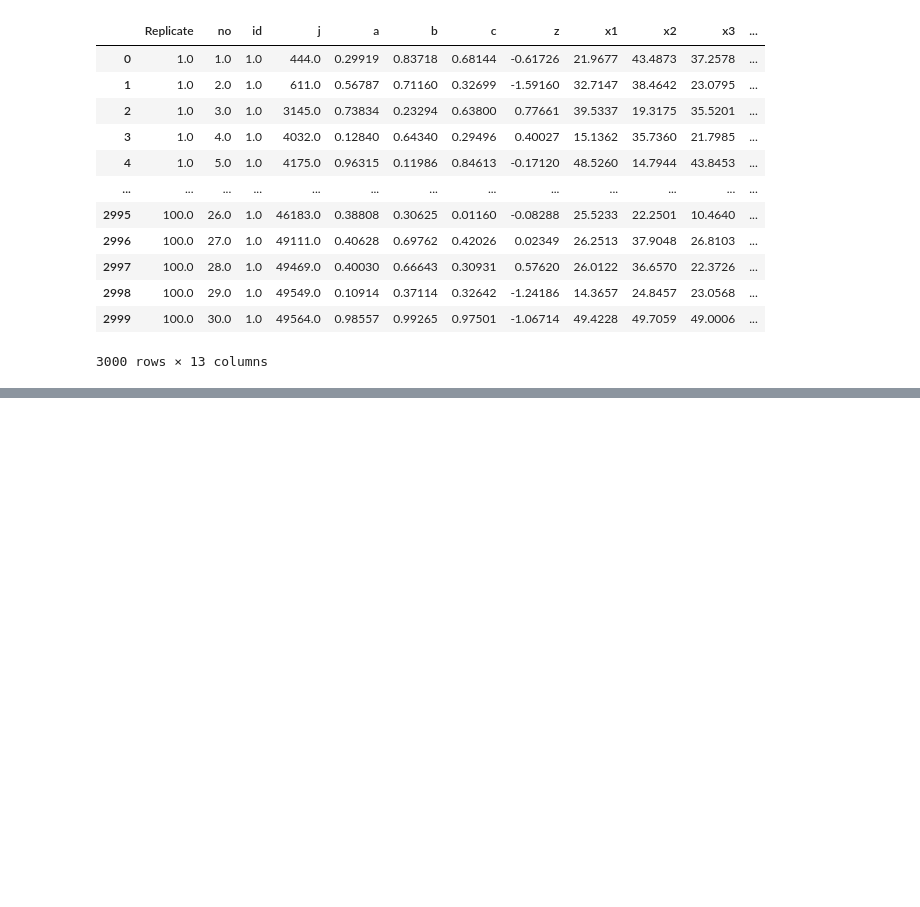
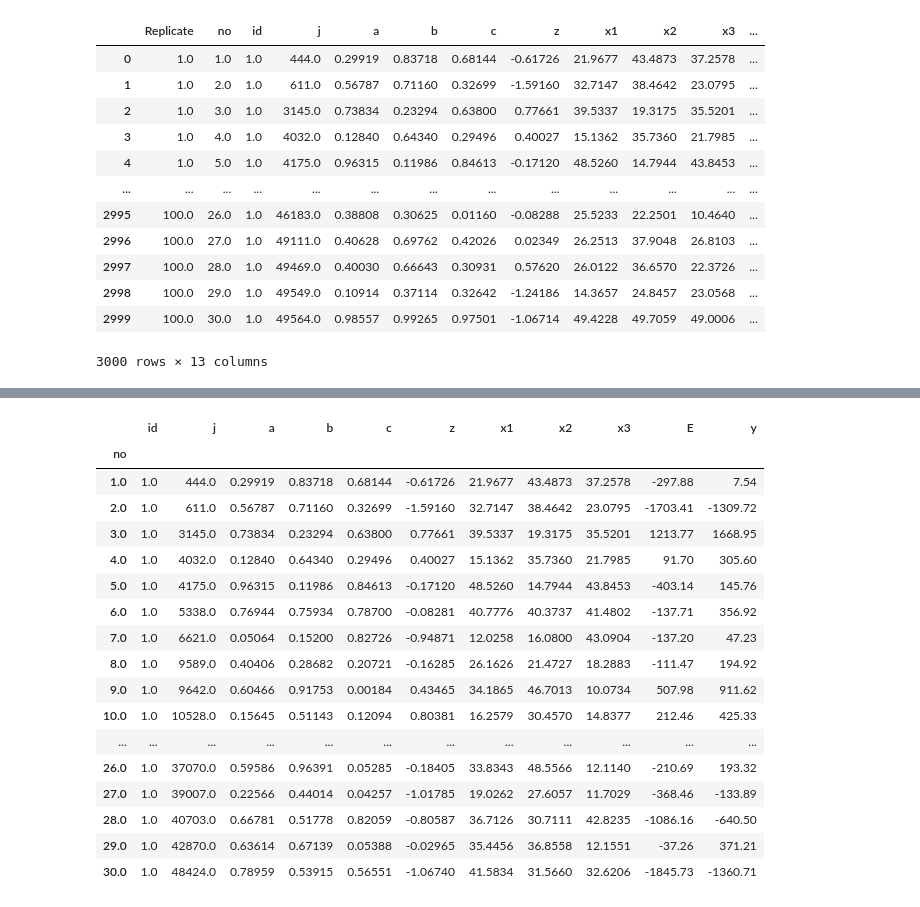
Before and after one commit to iam-fern/Research, a Jupyter notebook: GQ_tese1.ipynb, the cells around one changed output, grey strips where cells are left out. Cells and saved outputs as stored; diff of their text form; code cells hidden in the pictures; blank space fills up the shorter version.

```diff
--- a/GQ_tese1.ipynb
+++ b/GQ_tese1.ipynb
@@ -112,0 +133,23 @@ table
+# %%
+# แสดงค่าของ Replicate ที่ 1.0
+new_table = table.loc[1.0]
+new_table
+# %% [output]
+|  | id | j | a | b | c | z | x1 | x2 | x3 | E | y |
+| no |  |  |  |  |  |  |  |  |  |  |  |
+| 1.0 | 1.0 | 444.0 | 0.29919 | 0.83718 | 0.68144 | -0.61726 | 21.9677 | 43.4873 | 37.2578 | -297.88 | 7.54 |
+| 2.0 | 1.0 | 611.0 | 0.56787 | 0.71160 | 0.32699 | -1.59160 | 32.7147 | 38.4642 | 23.0795 | -1703.41 | -1309.72 |
+| 3.0 | 1.0 | 3145.0 | 0.73834 | 0.23294 | 0.63800 | 0.77661 | 39.5337 | 19.3175 | 35.5201 | 1213.77 | 1668.95 |
+| 4.0 | 1.0 | 4032.0 | 0.12840 | 0.64340 | 0.29496 | 0.40027 | 15.1362 | 35.7360 | 21.7985 | 91.70 | 305.60 |
+| 5.0 | 1.0 | 4175.0 | 0.96315 | 0.11986 | 0.84613 | -0.17120 | 48.5260 | 14.7944 | 43.8453 | -403.14 | 145.76 |
+| 6.0 | 1.0 | 5338.0 | 0.76944 | 0.75934 | 0.78700 | -0.08281 | 40.7776 | 40.3737 | 41.4802 | -137.71 | 356.92 |
+| 7.0 | 1.0 | 6621.0 | 0.05064 | 0.15200 | 0.82726 | -0.94871 | 12.0258 | 16.0800 | 43.0904 | -137.20 | 47.23 |
+| 8.0 | 1.0 | 9589.0 | 0.40406 | 0.28682 | 0.20721 | -0.16285 | 26.1626 | 21.4727 | 18.2883 | -111.47 | 194.92 |
+| 9.0 | 1.0 | 9642.0 | 0.60466 | 0.91753 | 0.00184 | 0.43465 | 34.1865 | 46.7013 | 10.0734 | 507.98 | 911.62 |
+| 10.0 | 1.0 | 10528.0 | 0.15645 | 0.51143 | 0.12094 | 0.80381 | 16.2579 | 30.4570 | 14.8377 | 212.46 | 425.33 |
+| ... | ... | ... | ... | ... | ... | ... | ... | ... | ... | ... | ... |
+| 26.0 | 1.0 | 37070.0 | 0.59586 | 0.96391 | 0.05285 | -0.18405 | 33.8343 | 48.5566 | 12.1140 | -210.69 | 193.32 |
+| 27.0 | 1.0 | 39007.0 | 0.22566 | 0.44014 | 0.04257 | -1.01785 | 19.0262 | 27.6057 | 11.7029 | -368.46 | -133.89 |
+| 28.0 | 1.0 | 40703.0 | 0.66781 | 0.51778 | 0.82059 | -0.80587 | 36.7126 | 30.7111 | 42.8235 | -1086.16 | -640.50 |
+| 29.0 | 1.0 | 42870.0 | 0.63614 | 0.67139 | 0.05388 | -0.02965 | 35.4456 | 36.8558 | 12.1551 | -37.26 | 371.21 |
+| 30.0 | 1.0 | 48424.0 | 0.78959 | 0.53915 | 0.56551 | -1.06740 | 41.5834 | 31.5660 | 32.6206 | -1845.73 | -1360.71 |
```
Also changed, not shown: parts of 5 cells of this notebook.
